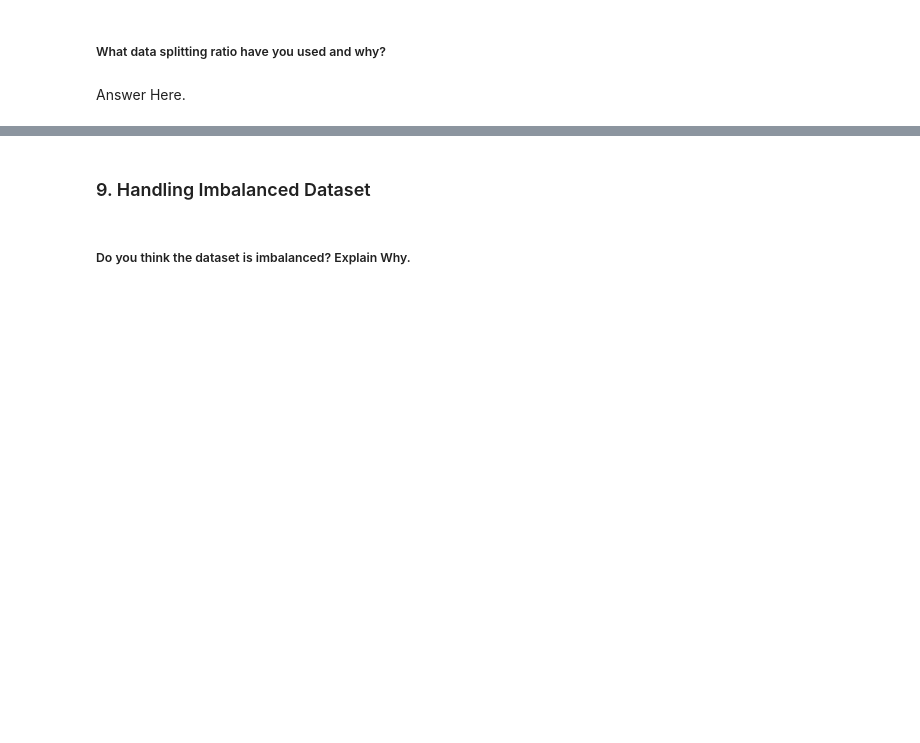
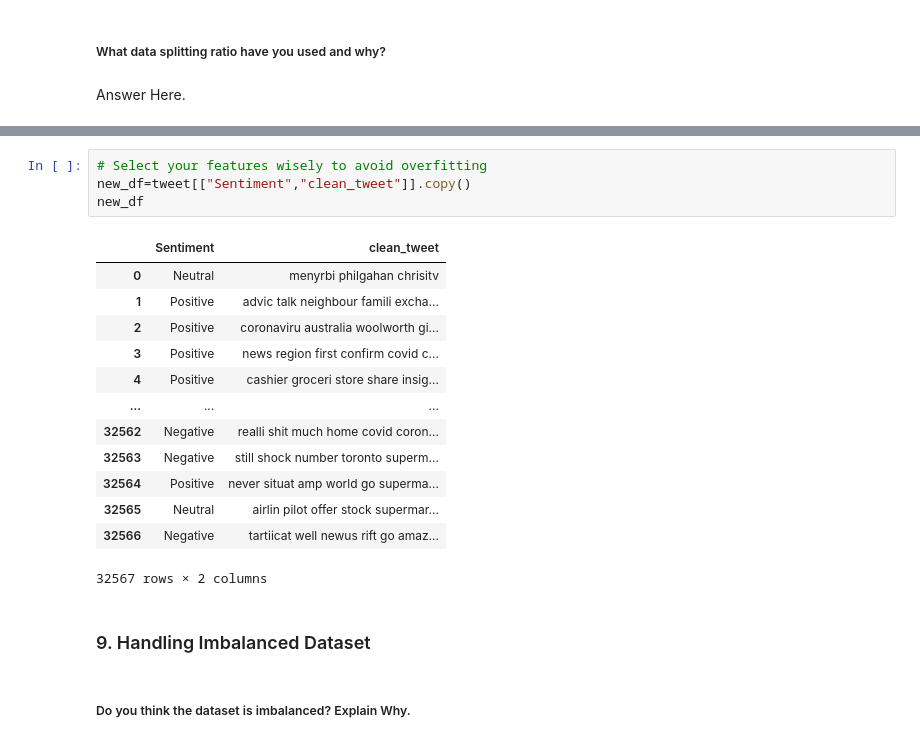
Before and after one commit to makdatascience/Coronavirus_tweets_sentiment_analysis, a Jupyter notebook: Coronavirus_tweets_sentiment_analysis.ipynb, the cells around one changed output, grey strips where cells are left out. Saved outputs shown, nothing was run; the diff lists cells and outputs as text; blank space fills up the shorter version.

```diff
--- a/Coronavirus_tweets_sentiment_analysis.ipynb
+++ b/Coronavirus_tweets_sentiment_analysis.ipynb
@@ -1015,3 +1086,21 @@ Answer Here.
+# %%
+# Select your features wisely to avoid overfitting
+new_df=tweet[["Sentiment","clean_tweet"]].copy()
+new_df
+# %% [output]
+|  | Sentiment | clean_tweet |
+| 0 | Neutral | menyrbi philgahan chrisitv |
+| 1 | Positive | advic talk neighbour famili excha... |
+| 2 | Positive | coronaviru australia woolworth gi... |
+| 3 | Positive | news region first confirm covid c... |
+| 4 | Positive | cashier groceri store share insig... |
+| ... | ... | ... |
+| 32562 | Negative | realli shit much home covid coron... |
+| 32563 | Negative | still shock number toronto superm... |
+| 32564 | Positive | never situat amp world go superma... |
+| 32565 | Neutral | airlin pilot offer stock supermar... |
+| 32566 | Negative | tartiicat well newus rift go amaz... |
+32567 rows × 2 columns
 # %% [markdown]
 ### 9. Handling Imbalanced Dataset
 # %% [markdown]
```
Also changed, not shown: parts of 15 cells of this notebook.
